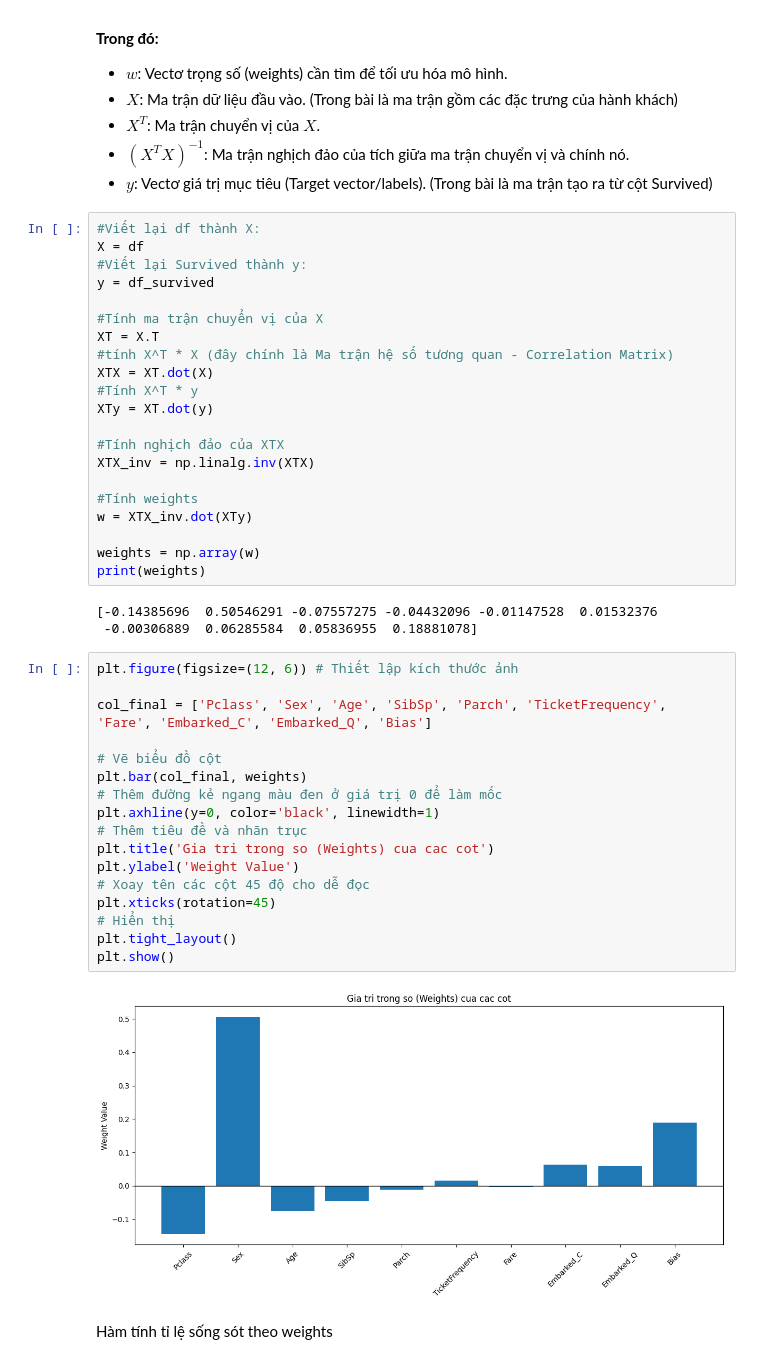
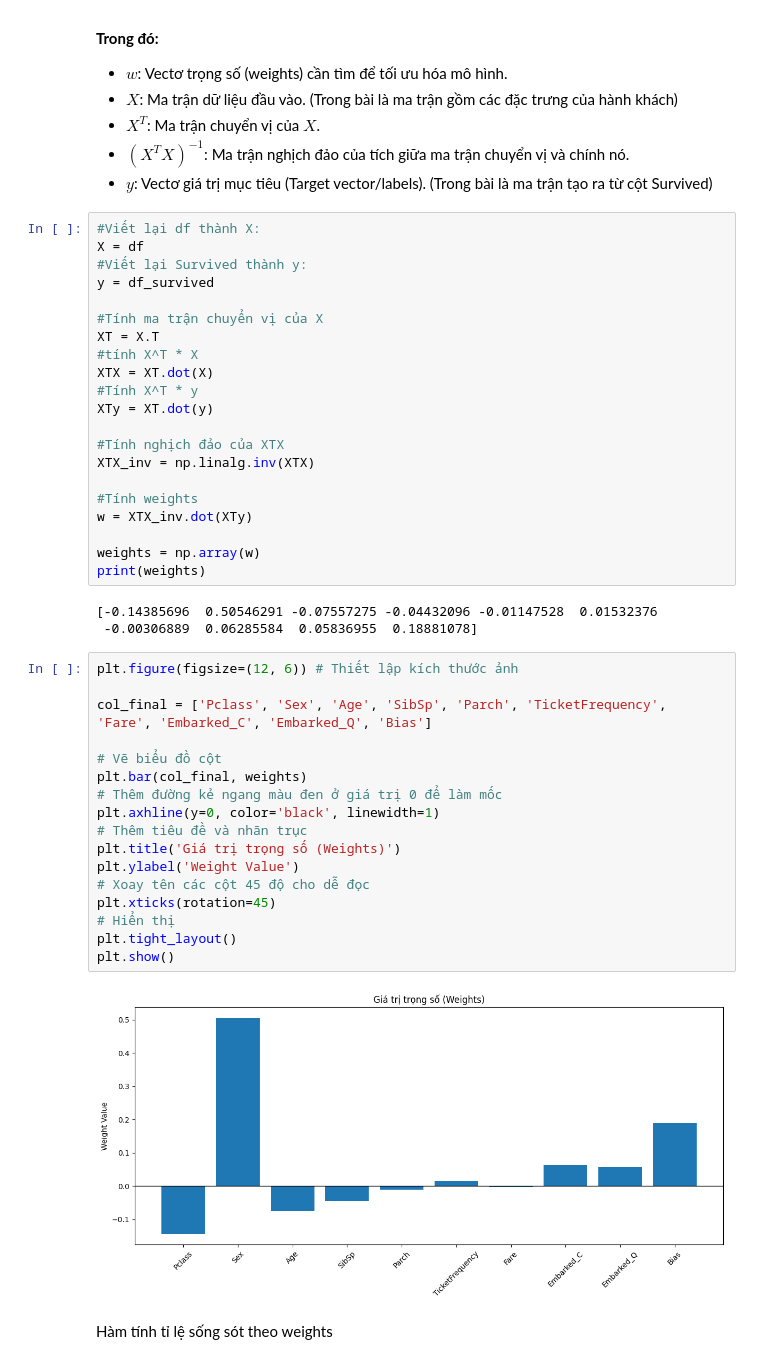
Before and after one commit to yesnoyesswa/TitanicThings, a Jupyter notebook: Overall.ipynb, the cells around one changed output. Saved outputs shown, nothing was run; the diff lists cells and outputs as text.

```diff
--- a/Overall.ipynb
+++ b/Overall.ipynb
@@ -152,7 +151,7 @@ y = df_survived
 
 #Tính ma trận chuyển vị của X
 XT = X.T
-#tính X^T * X (đây chính là Ma trận hệ số tương quan - Correlation Matrix)
+#tính X^T * X
 XTX = XT.dot(X)
 #Tính X^T * y
 XTy = XT.dot(y)
@@ -171,22 +170,22 @@ print(weights)
 # %%
 plt.figure(figsize=(12, 6)) # Thiết lập kích thước ảnh
 
 col_final = ['Pclass', 'Sex', 'Age', 'SibSp', 'Parch', 'TicketFrequency', 'Fare', 'Embarked_C', 'Embarked_Q', 'Bias']
 
 # Vẽ biểu đồ cột
 plt.bar(col_final, weights)
 # Thêm đường kẻ ngang màu đen ở giá trị 0 để làm mốc
 plt.axhline(y=0, color='black', linewidth=1)
 # Thêm tiêu đề và nhãn trục
-plt.title('Gia tri trong so (Weights) cua cac cot')
+plt.title('Giá trị trọng số (Weights)')
 plt.ylabel('Weight Value')
 # Xoay tên các cột 45 độ cho dễ đọc
 plt.xticks(rotation=45)
 # Hiển thị
 plt.tight_layout()
 plt.show()
 # %% [output]
-[figure, old version]
+[figure, new version]
 # %% [markdown]
 Hàm tính tỉ lệ sống sót theo weights
 # %%
```
Also changed, not shown: parts of 6 cells of this notebook, 1 other file.
